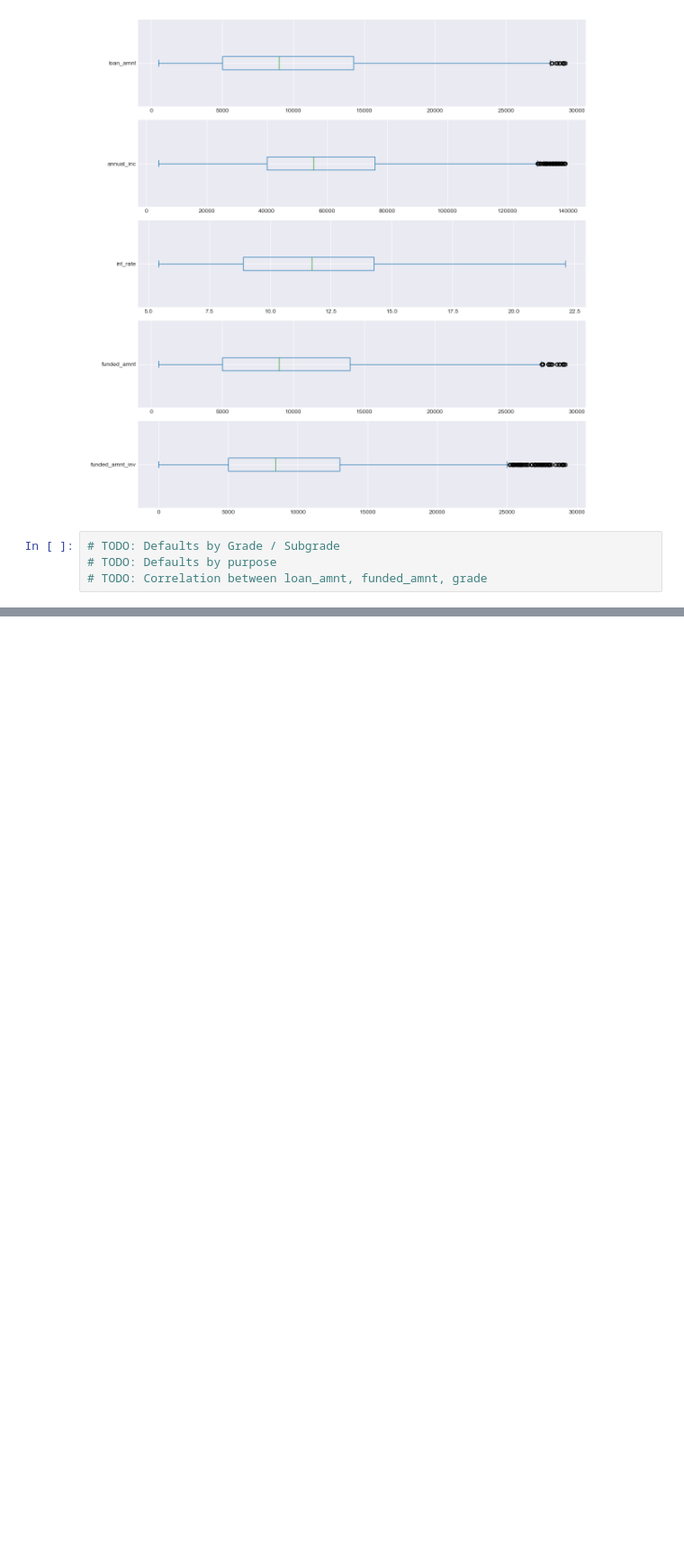
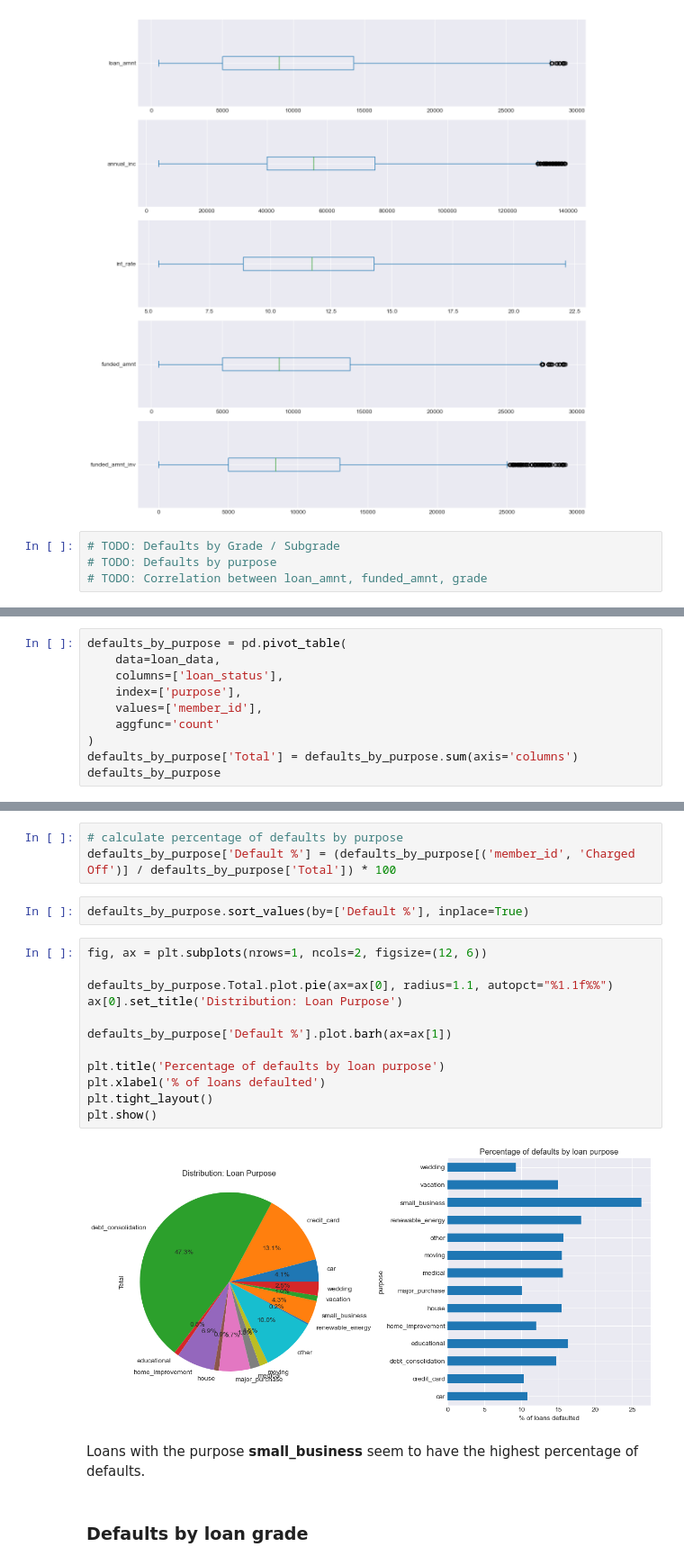
Before and after one commit to cyberpirate92/lending-club-case-study, a Jupyter notebook: Lending Club Case Study.ipynb, the cells around one changed output, grey strips where cells are left out. Shown at 90% size. Cells and saved outputs as stored; diff of their text form; blank space fills up the shorter version.

```diff
--- a/Lending Club Case Study.ipynb
+++ b/Lending Club Case Study.ipynb
@@ -997,0 +797,10 @@ loans_by_zipcode = loan_data.zip_code.value_counts()
+# %%
+defaults_by_purpose = pd.pivot_table(
+    data=loan_data,
+    columns=['loan_status'],
+    index=['purpose'],
+    values=['member_id'],
+    aggfunc='count'
+)
+defaults_by_purpose['Total'] = defaults_by_purpose.sum(axis='columns')
+defaults_by_purpose
@@ -997,0 +825,23 @@ loans_by_zipcode = loan_data.zip_code.value_counts()
+# %%
+# calculate percentage of defaults by purpose
+defaults_by_purpose['Default %'] = (defaults_by_purpose[('member_id', 'Charged Off')] / defaults_by_purpose['Total']) * 100
+# %%
+defaults_by_purpose.sort_values(by=['Default %'], inplace=True)
+# %%
+fig, ax = plt.subplots(nrows=1, ncols=2, figsize=(12, 6))
+
+defaults_by_purpose.Total.plot.pie(ax=ax[0], radius=1.1, autopct="%1.1f%%")
+ax[0].set_title('Distribution: Loan Purpose')
+
+defaults_by_purpose['Default %'].plot.barh(ax=ax[1])
+
+plt.title('Percentage of defaults by loan purpose')
+plt.xlabel('% of loans defaulted')
+plt.tight_layout()
+plt.show()
+# %% [output]
+[figure, added]
+# %% [markdown]
+Loans with the purpose __small_business__ seem to have the highest percentage of defaults.
+# %% [markdown]
+### Defaults by loan grade
```
Also changed, not shown: parts of 120 cells of this notebook.
